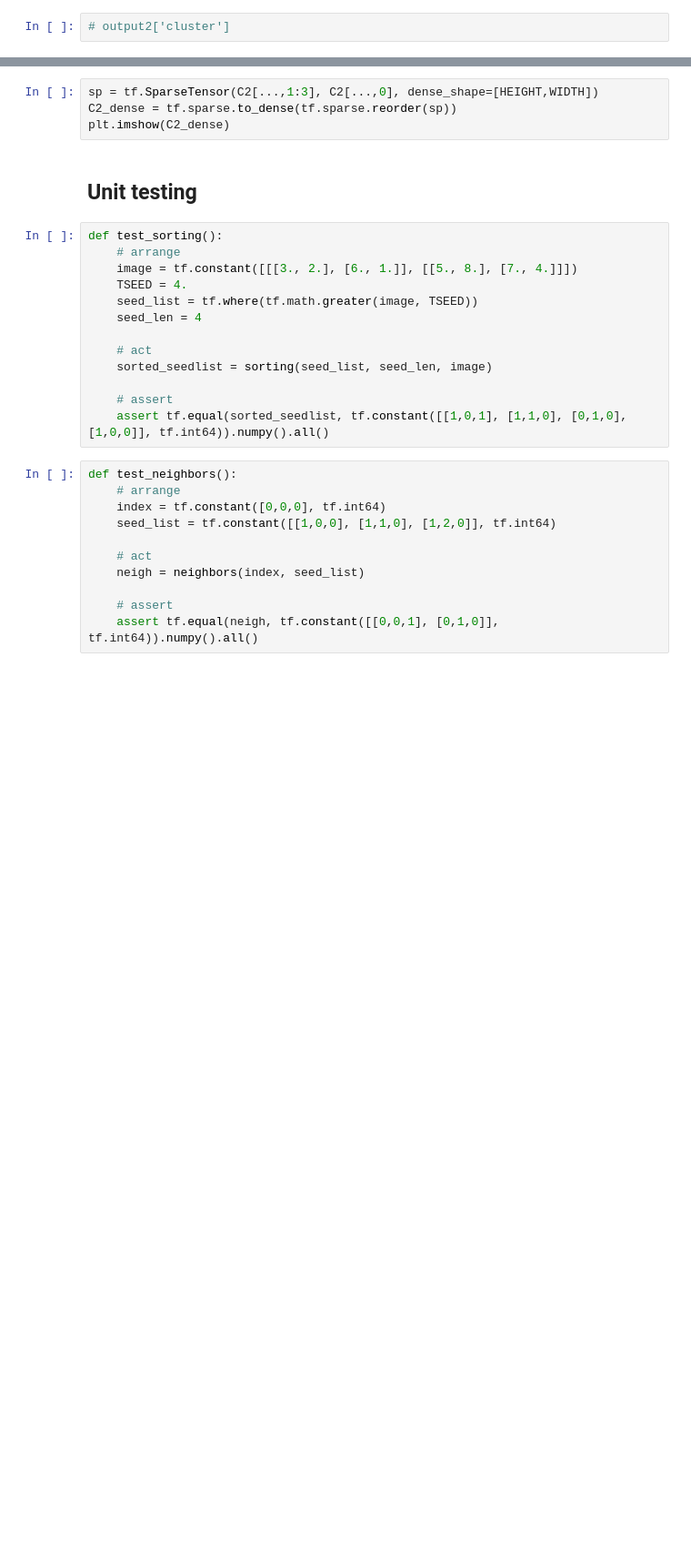
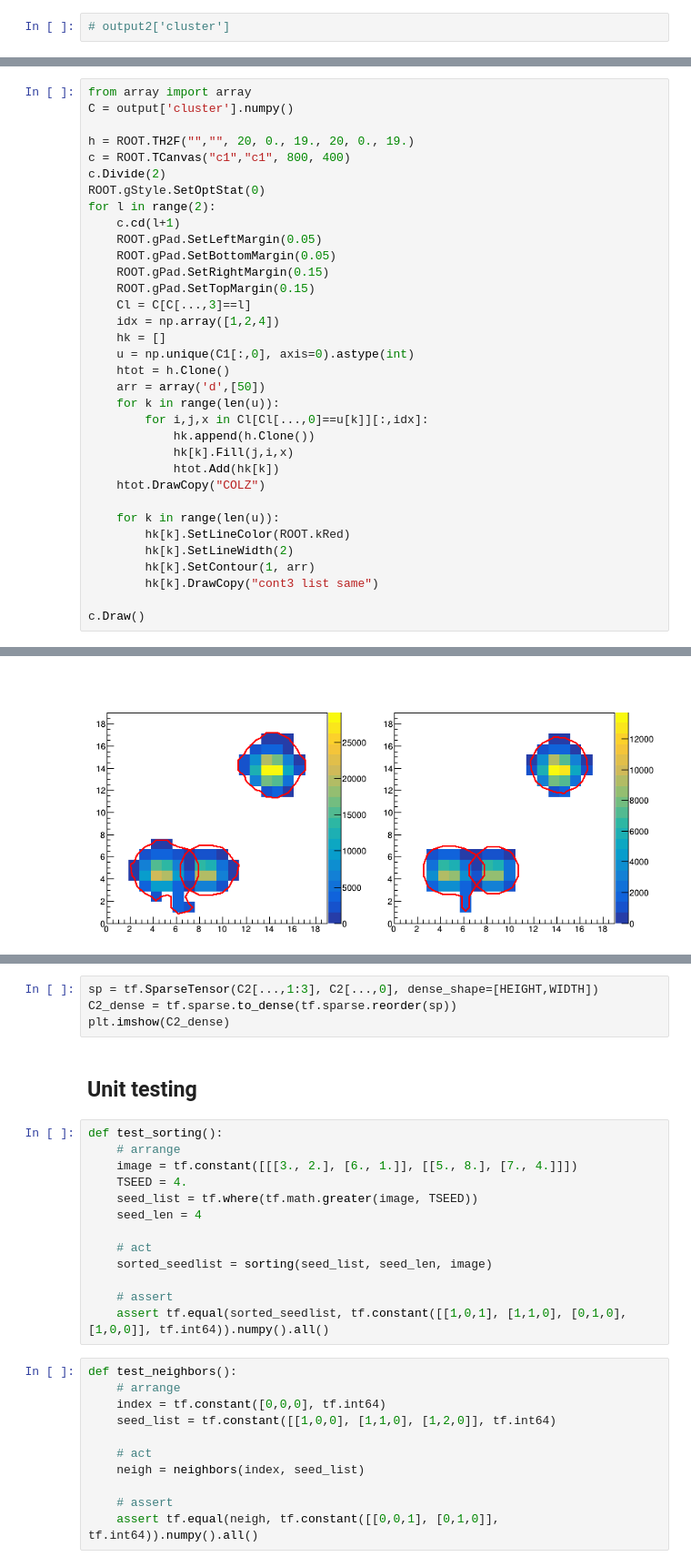
Before and after one commit to mollyhjorthjensen/DREAM, a Jupyter notebook: Analysis/test_clustering.ipynb, the cells around one changed output, grey strips where cells are left out. Shown at 91% size. Cells and saved outputs as stored; diff of their text form; blank space fills up the shorter version.

```diff
--- a/Analysis/test_clustering.ipynb
+++ b/Analysis/test_clustering.ipynb
@@ -121,0 +135,35 @@ plt.imshow(C1_dense)
+# %%
+from array import array
+C = output['cluster'].numpy()
+
+h = ROOT.TH2F("","", 20, 0., 19., 20, 0., 19.)
+c = ROOT.TCanvas("c1","c1", 800, 400)
+c.Divide(2)
+ROOT.gStyle.SetOptStat(0)
+for l in range(2):
+    c.cd(l+1)
+    ROOT.gPad.SetLeftMargin(0.05)
+    ROOT.gPad.SetBottomMargin(0.05)
+    ROOT.gPad.SetRightMargin(0.15)
+    ROOT.gPad.SetTopMargin(0.15)
+    Cl = C[C[...,3]==l]
+    idx = np.array([1,2,4])
+    hk = []
+    u = np.unique(C1[:,0], axis=0).astype(int)
+    htot = h.Clone()
+    arr = array('d',[50])
+    for k in range(len(u)):
+        for i,j,x in Cl[Cl[...,0]==u[k]][:,idx]:
+            hk.append(h.Clone())
+            hk[k].Fill(j,i,x)
+            htot.Add(hk[k])
+    htot.DrawCopy("COLZ")
+
+    for k in range(len(u)):
+        hk[k].SetLineColor(ROOT.kRed)
+        hk[k].SetLineWidth(2)
+        hk[k].SetContour(1, arr)
+        hk[k].DrawCopy("cont3 list same")
+
+c.Draw()
+# %% [output]
@@ -122,3 +171,4 @@ plt.imshow(C1_dense)
+[figure, added]
 # %%
 C = output['cluster'].numpy()
 # print(A)
```
Also changed, not shown: parts of 30 cells of this notebook, 1 other file.
